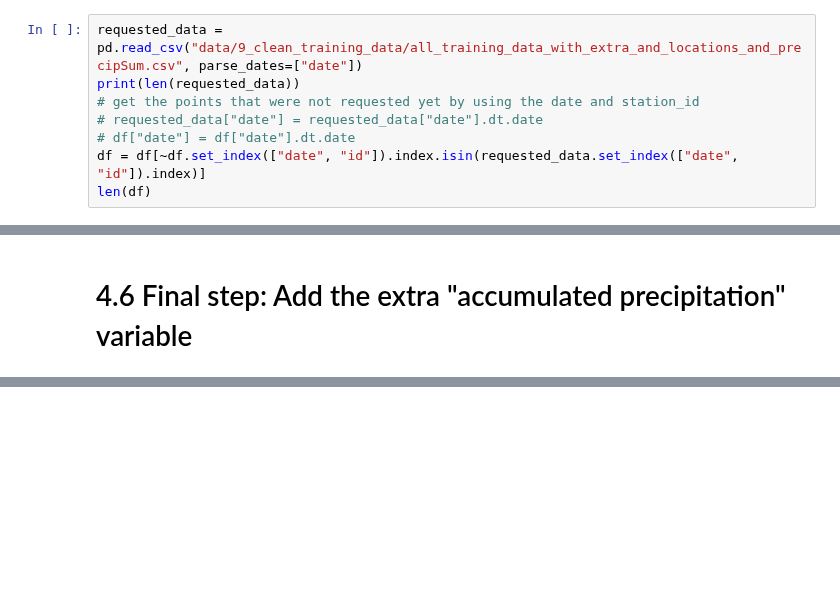
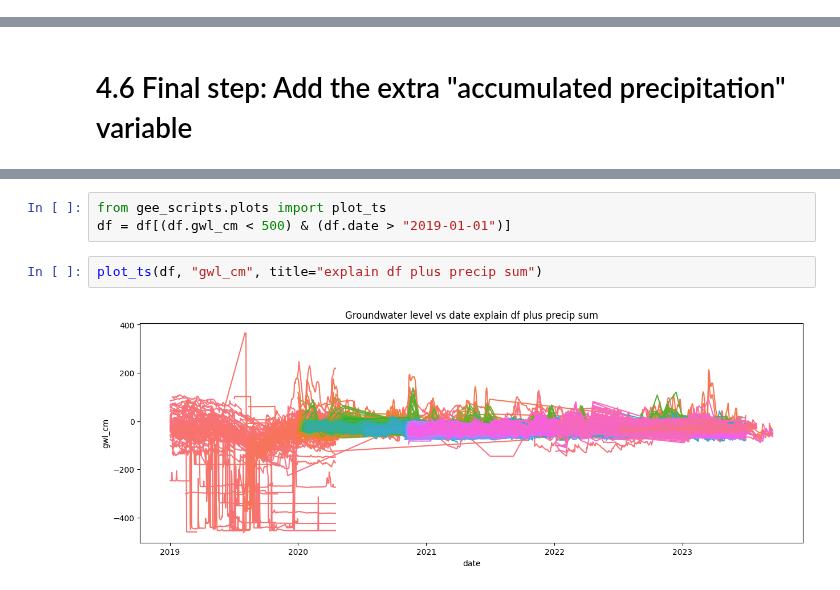
Before and after one commit to dfguerrerom/gwl-modeling, a Jupyter notebook: 1_1_get_explanatory.ipynb, the cells around one changed output, grey strips where cells are left out. Drawn from its saved outputs; the diff is of its cells as text; blank space fills up the shorter version.

Commit message:
reprocess data

```diff
--- a/1_1_get_explanatory.ipynb
+++ b/1_1_get_explanatory.ipynb
@@ -29,11 +31,3 @@ assert df["date"].dtype == "datetime64[ns]"
 len(df)
 # %% [output]
 267218
-# %%
-requested_data = pd.read_csv("data/9_clean_training_data/all_training_data_with_extra_and_locations_and_precipSum.csv", parse_dates=["date"])
-print(len(requested_data))
-# get the points that were not requested yet by using the date and station_id
-# requested_data["date"] = requested_data["date"].dt.date
-# df["date"] = df["date"].dt.date
-df = df[~df.set_index(["date", "id"]).index.isin(requested_data.set_index(["date", "id"]).index)]
-len(df)
@@ -692,0 +640,7 @@ explanatory_with_response_plus_precip.to_csv("data/7_training_data/explanatory_w
+# %%
+from gee_scripts.plots import plot_ts
+df = df[(df.gwl_cm < 500) & (df.date > "2019-01-01")]
+# %%
+plot_ts(df, "gwl_cm", title="explain df plus precip sum")
+# %% [output]
+[figure, added]
```
Also changed, not shown: parts of 36 cells of this notebook.
